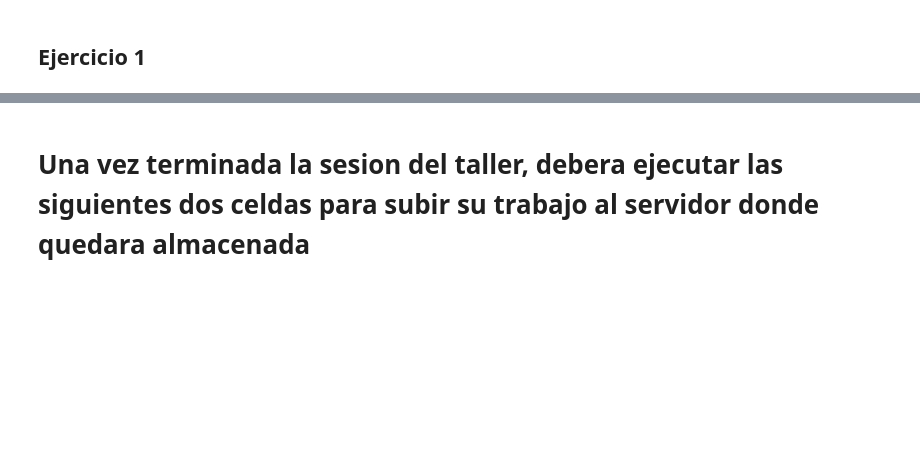
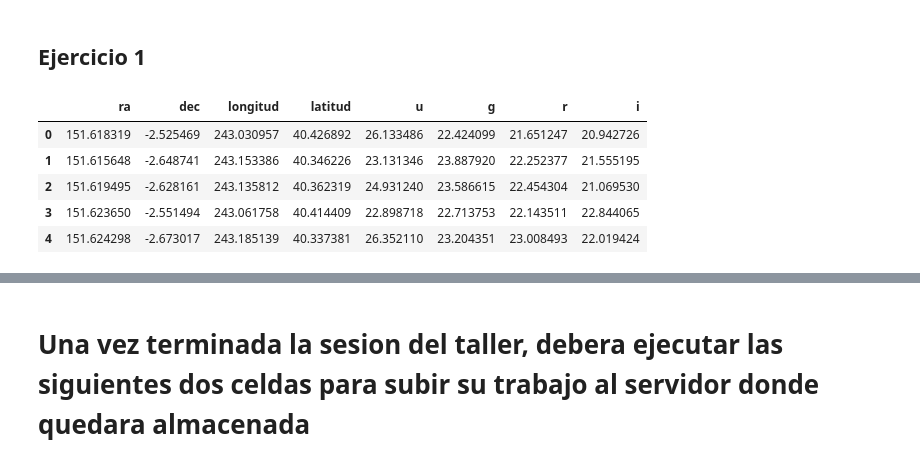
Before and after one commit to rpmunoz/PentaUC, a Jupyter notebook: Astronomia era informacion/Taller 4 - Evaluacion 1.ipynb, the cells around one changed output, grey strips where cells are left out. Saved outputs shown, nothing was run; the diff lists cells and outputs as text; code cells hidden in the pictures; blank space fills up the shorter version.

```diff
--- a/Astronomia era informacion/Taller 4 - Evaluacion 1.ipynb
+++ b/Astronomia era informacion/Taller 4 - Evaluacion 1.ipynb
@@ -54,3 +54,14 @@ plt.title(u'Atención médica de personas')
 [figure]
 # %% [markdown]
 ## Ejercicio 1
+# %%
+data_url='https://raw.githubusercontent.com/rpmunoz/PentaUC/master/Astronomia%20era%20informacion/data/SDSS_galaxias_colores.csv'
+data=pd.read_csv(data_url,header=0,sep=',')
+data.head()
+# %% [output]
+|  | ra | dec | longitud | latitud | u | g | r | i |
+| 0 | 151.618319 | -2.525469 | 243.030957 | 40.426892 | 26.133486 | 22.424099 | 21.651247 | 20.942726 |
+| 1 | 151.615648 | -2.648741 | 243.153386 | 40.346226 | 23.131346 | 23.887920 | 22.252377 | 21.555195 |
+| 2 | 151.619495 | -2.628161 | 243.135812 | 40.362319 | 24.931240 | 23.586615 | 22.454304 | 21.069530 |
+| 3 | 151.623650 | -2.551494 | 243.061758 | 40.414409 | 22.898718 | 22.713753 | 22.143511 | 22.844065 |
+| 4 | 151.624298 | -2.673017 | 243.185139 | 40.337381 | 26.352110 | 23.204351 | 23.008493 | 22.019424 |
```
Also changed, not shown: parts of 1 cell of this notebook.
